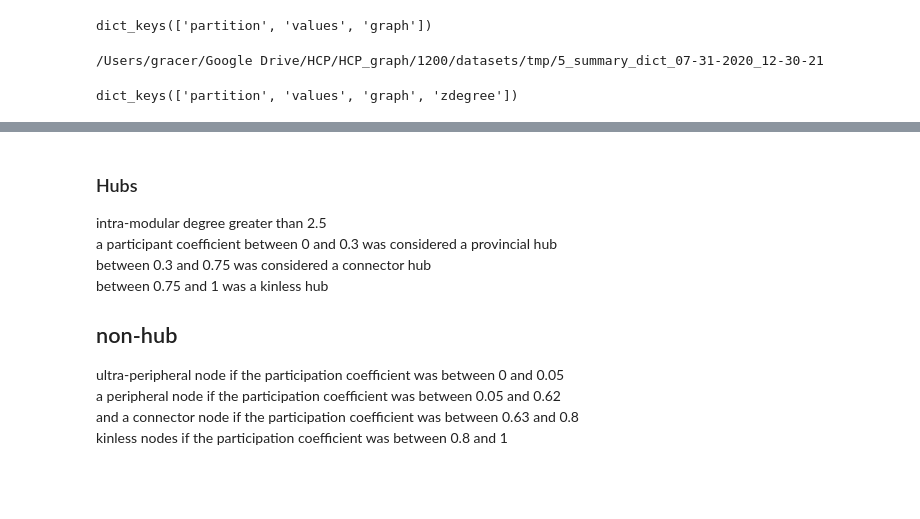
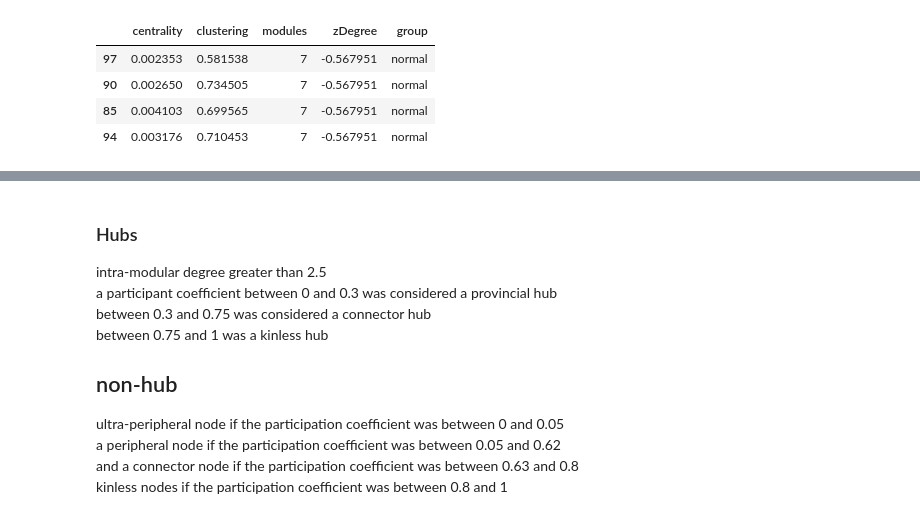
Before and after one commit to grace-shearrer/graph_analysis, a Jupyter notebook: zDegree_update.ipynb, the cells around one changed output, grey strips where cells are left out. Drawn from its saved outputs; the diff is of its cells as text; code cells hidden in the pictures; blank space fills up the shorter version.

```diff
--- a/zDegree_update.ipynb
+++ b/zDegree_update.ipynb
@@ -8,0 +59,11 @@ summary_dict=an.onetoughjar(os.path.join(basepath,'tmp','5_summary_dict_12-05-20
+# %%
+def sub_G(dicti, mod_dicti):
+    subgraph_dict={}
+    for key, value in mod_dicti.items():
+        print(key)
+        G=dicti['graphs']
+        H = G.subgraph(value).copy()
+        subgraph_dict[key]=H
+    return(subgraph_dict)
+# %%
+subgraph_dict = sub_G(g,y)
@@ -8,0 +122,14 @@ summary_dict=an.onetoughjar(os.path.join(basepath,'tmp','5_summary_dict_12-05-20
+# %%
+def df_maker(subgraph_dict, group):
+    modstat_dict={}
+    for mod, nodes in subgraph_dict.items():
+        print(mod)
+        modstat_dict[mod]={}
+        for i in nodes:
+            print(i)
+            modstat_dict[mod].update({i:[]})
+        modstat_dict[mod]=pd.DataFrame.from_dict(dict(subgraph_dict[mod].nodes(data=True)), orient='index')
+        modstat_dict[mod]['group']=group
+    return(modstat_dict)
+# %%
+modstat_dict=df_maker(subgraph_dict,'normal')
@@ -9,17 +154,10 @@ summary_dict=an.onetoughjar(os.path.join(basepath,'tmp','5_summary_dict_12-05-20
+# %%
+modstat_dict[7]
+# %% [output]
+|  | centrality | clustering | modules | zDegree | group |
+| 97 | 0.002353 | 0.581538 | 7 | -0.567951 | normal |
+| 90 | 0.002650 | 0.734505 | 7 | -0.567951 | normal |
+| 85 | 0.004103 | 0.699565 | 7 | -0.567951 | normal |
+| 94 | 0.003176 | 0.710453 | 7 | -0.567951 | normal |
 # %%
-summary_dict['NR']['no']['modules'].keys()
+summary_dict['NR']['no'].keys()
-# %% [output]
-dict_keys(['partition', 'values', 'graph'])
-# %%
-import glob
-import os
-p = os.path.join(basepath,'tmp','5_summary_dict*')
-list_of_files = glob.glob(p) # * means all if need specific format then *.csv
-latest_file = max(list_of_files, key=os.path.getctime)
-print(latest_file)
-# %% [output]
-/Users/gracer/Google Drive/HCP/HCP_graph/1200/datasets/tmp/5_summary_dict_07-31-2020_12-30-21
-# %%
-file_dict['NR']['ob']['modules'].keys()
-# %% [output]
-dict_keys(['partition', 'values', 'graph', 'zdegree'])
```
Also changed, not shown: parts of 21 cells of this notebook, 5 other files.
